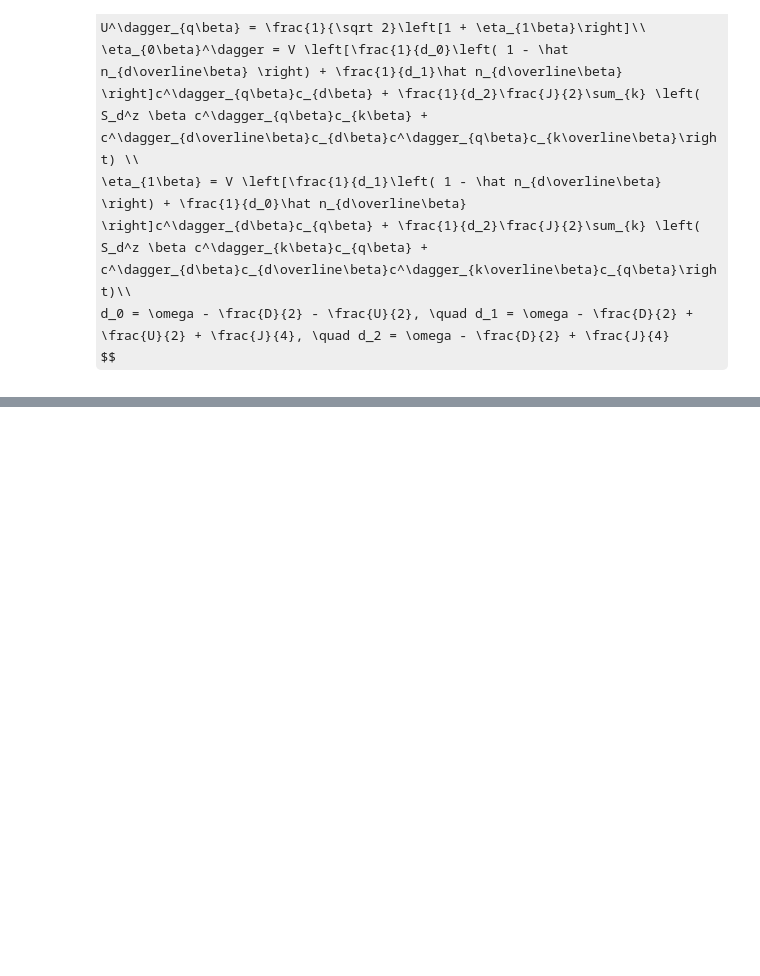
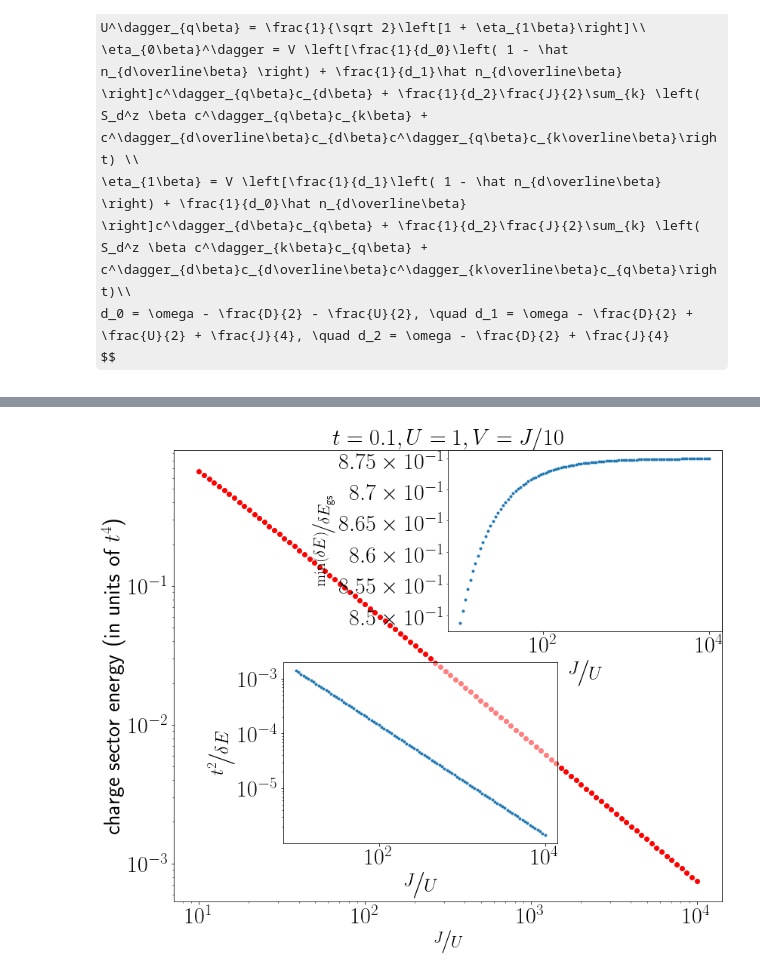
Before and after one commit to abhirup-m/Anderson-Impurity-Model-URG, a Jupyter notebook: numerics/spin-charge-symmetrical/spin_charge_symm.ipynb, the cells around one changed output, grey strips where cells are left out. Cells and saved outputs as stored; diff of their text form; code cells hidden in the pictures; some formulas as TeX source; blank space fills up the shorter version.

```diff
--- a/numerics/spin-charge-symmetrical/spin_charge_symm.ipynb
+++ b/numerics/spin-charge-symmetrical/spin_charge_symm.ipynb
@@ -1268,27 +1276,11 @@ plt.title(r"\Huge $U,V,t$ fixed $\big |$ $J$ varying")
 # %%
 U = 1
-net_charge_arr = []
-J_arr = 10**np.linspace(1, 4, 100)*U
-max_frac_arr = []
-for J in J_arr:
-    V = J/10
-    net_charge, max_frac = leh_coeffs(U,V,J,t)
-    net_charge_arr.append(net_charge)
-    max_frac_arr.append(max_frac)
-
-plt.scatter(J_arr/U, np.array(net_charge_arr)/t**4, color='r', marker='o')
-
-plt.xscale("log")
-plt.yscale("log")
-plt.xlabel(r"$\nicefrac{J}{U}$")
-plt.ylabel(r"charge sector energy (in units of $t^4$)")
-
-ins = get_inset(plt.gca())
-ins.scatter(J_arr/U, max_frac_arr, marker='.')
-
-txt=  '\n'.join([r'$t = {}$'.format(t), r'$U = {}$'.format(U), r'max$(\nicefrac{{t^2}}{{\delta E}})={:.3f}$'.format(max(max_frac_arr)), r'min$(\nicefrac{{t^2}}{{\delta E}})={:.3f}$'.format(min(max_frac_arr))])
-plt.text(0.8, 0.8, txt, bbox=props, size=30, horizontalalignment='center', verticalalignment='center', transform=plt.gca().transAxes)
-plt.title(r"\Huge $U,t$ fixed $\big |$ $V,J$ varying $\big |$ $V = \nicefrac{J}{10}$")
-# plt.savefig("charge_energy_Ut_VJ.pdf", bbox_inches='tight')
+J_ = 10**np.linspace(1, 4, 100)*U
+V_ = J_/10
+U_ = np.ones_like(J_)*U
+title = r"$t={}, U={}, V=J/10$".format(t, U)
+ax = plot_all_coeffs(t, U_, V_, J_, J_/U_, r"$\nicefrac{J}{U}$", title, save="charge_energy_Ut_VJ.pdf")
+# %% [output]
+[figure, added]
 # %%
 V = 10
```
Also changed, not shown: parts of 7 cells of this notebook, 8 other files.
